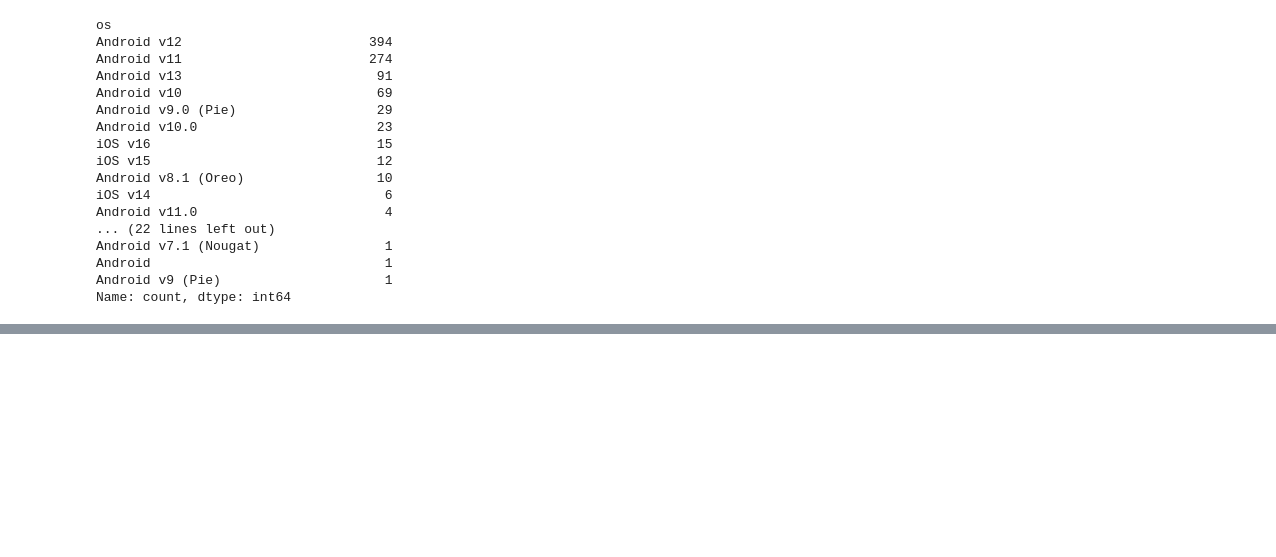
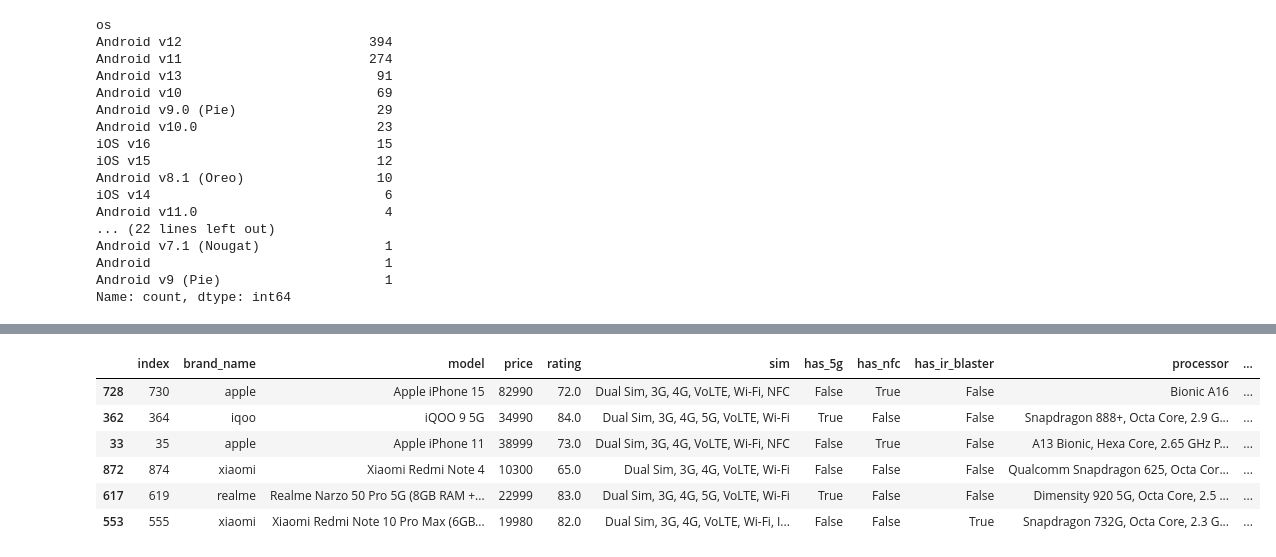
Before and after one commit to white-arrow10/smartphones, a Jupyter notebook: data_cleaning.ipynb, the cells around one changed output, grey strips where cells are left out. Saved outputs shown, nothing was run; the diff lists cells and outputs as text; code cells hidden in the pictures; blank space fills up the shorter version.

```diff
--- a/data_cleaning.ipynb
+++ b/data_cleaning.ipynb
@@ -955,0 +1071,10 @@ Name: count, dtype: int64
+# %%
+df1.sample(6)
+# %% [output]
+|  | index | brand_name | model | price | rating | sim | has_5g | has_nfc | has_ir_blaster | processor | ... |
+| 728 | 730 | apple | Apple iPhone 15 | 82990 | 72.0 | Dual Sim, 3G, 4G, VoLTE, Wi-Fi, NFC | False | True | False | Bionic A16 | ... |
+| 362 | 364 | iqoo | iQOO 9 5G | 34990 | 84.0 | Dual Sim, 3G, 4G, 5G, VoLTE, Wi-Fi | True | False | False | Snapdragon 888+, Octa Core, 2.9 G... | ... |
+| 33 | 35 | apple | Apple iPhone 11 | 38999 | 73.0 | Dual Sim, 3G, 4G, VoLTE, Wi-Fi, NFC | False | True | False | A13 Bionic, Hexa Core, 2.65 GHz P... | ... |
+| 872 | 874 | xiaomi | Xiaomi Redmi Note 4 | 10300 | 65.0 | Dual Sim, 3G, 4G, VoLTE, Wi-Fi | False | False | False | Qualcomm Snapdragon 625, Octa Cor... | ... |
+| 617 | 619 | realme | Realme Narzo 50 Pro 5G (8GB RAM +... | 22999 | 83.0 | Dual Sim, 3G, 4G, 5G, VoLTE, Wi-Fi | True | False | False | Dimensity 920 5G, Octa Core, 2.5 ... | ... |
+| 553 | 555 | xiaomi | Xiaomi Redmi Note 10 Pro Max (6GB... | 19980 | 82.0 | Dual Sim, 3G, 4G, VoLTE, Wi-Fi, I... | False | False | True | Snapdragon 732G, Octa Core, 2.3 G... | ... |
```
Also changed, not shown: parts of 45 cells of this notebook.
